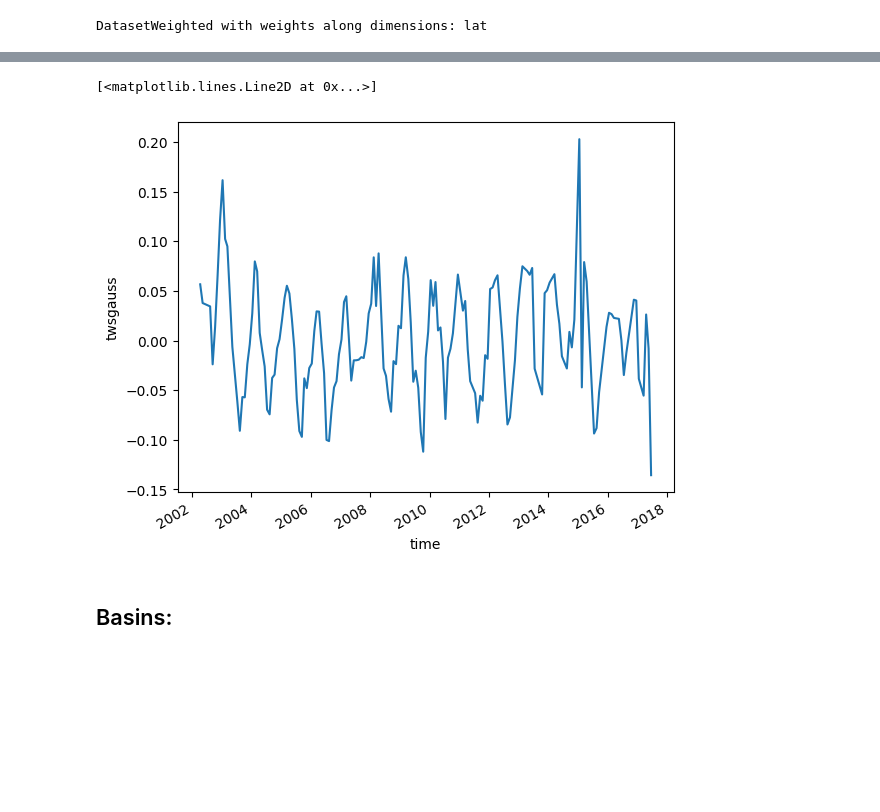
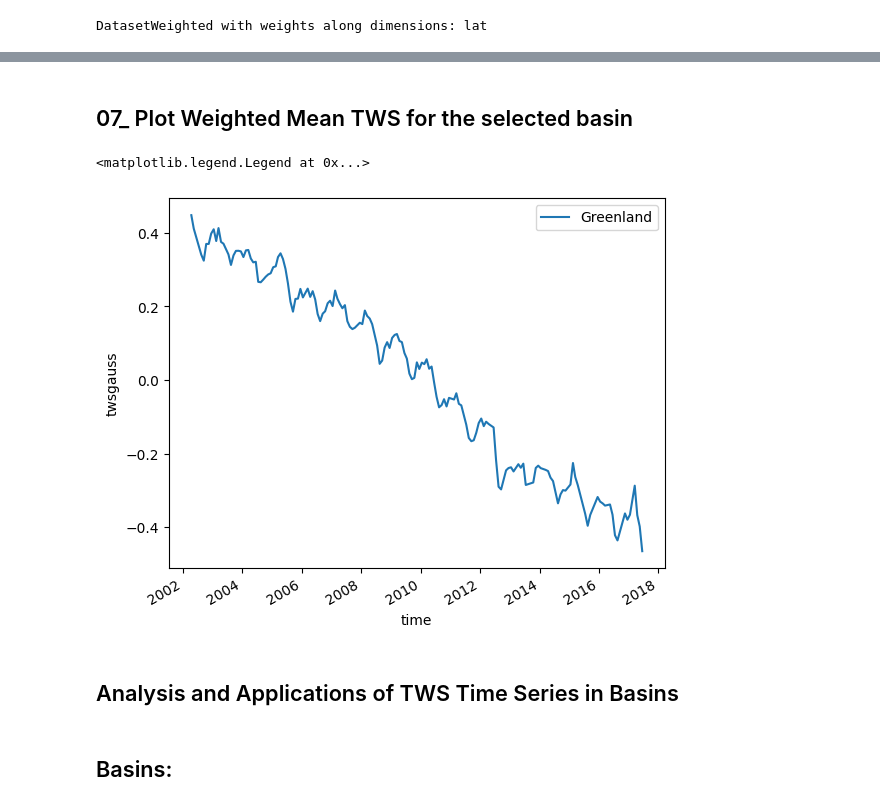
Before and after one commit to SedighehKarimi/EarthObservation_and_tws, a Jupyter notebook: Tutorial_2.ipynb, the cells around one changed output, grey strips where cells are left out. Saved outputs shown, nothing was run; the diff lists cells and outputs as text; code cells hidden in the pictures; blank space fills up the shorter version.

```diff
--- a/Tutorial_2.ipynb
+++ b/Tutorial_2.ipynb
@@ -43,15 +34,16 @@ basin_name
 # %%
 def basin_grid_points(basin, resolution, buffer):
-    averaging_kernel1=[]
-    averaging_kernel1 = []
-    Basin_PFAF_ID = []
+    ds_basin=[]
+    ds_basins1 = []
+    Basin_names = []
 
 
     for index in range(len(basin.geometry)):
         geom= basin.geometry.iloc[index]
         if geom.geom_type == 'Polygon':
             points = np.array(geom.exterior.coords[:-1])
-            Basin_ids = basin['name'].iloc[0]
+            Basin_name = basin['name'][0]
+
 
             x_min, x_max = int(np.min(points[:, 0])) - buffer, int(np.max(points[:, 0])) + buffer
             y_min, y_max = int(np.min(points[:, 1])) - buffer, int(np.max(points[:, 1])) + buffer
@@ -63,7 +55,7 @@ def basin_grid_points(basin, resolution, buffer):
                 all_points.extend(points)
 
             all_points = np.array(all_points)
-            Basin_ids = basin['name'].iloc[0]
+            Basin_name = basin['name'][0]
 
 
             x_min, x_max = int(np.min(all_points[:, 0])) - buffer, int(np.max(all_points[:, 0])) + buffer
@@ -80,18 +72,18 @@ def basin_grid_points(basin, resolution, buffer):
         grid_points = np.column_stack([X.ravel(), Y.ravel()]) ## Creates a 2D matrix
 
 
-        mask1 = contains(geom, grid_points[:, 0], grid_points[:, 1]) #1D array source: https://regionmask.readthedocs.io/en/v0.6.1/notebooks/method.html
+        mask1 = contains(geom, grid_points[:, 0], grid_points[:, 1]) #1D array
 
-        Basin_PFAF_ID.append(Basin_ids)
+        Basin_names.append(Basin_name)
         inside_points = grid_points[mask1]
 
 
-        ds_basin = xr.Dataset(coords = dict(lat = ("lat", inside_points[:,1]), lon = ("lon", inside_points[:,0])))
+
+        ds_basin11 = xr.Dataset(coords = dict(lat = ("lat", inside_points[:,1]), lon = ("lon", inside_points[:,0])))
 
 
-        print(Basin_PFAF_ID)
+        ds_basins1.append(ds_basin11)  # Create a list of basins
+        ds_basin = xr.concat(ds_basins1, dim="basin").assign_coords(basin=("basin", Basin_names)) ## assign th names of basins in the output
 
-        averaging_kernel1.append(ds_basin)
-        averaging_kernel = xr.concat(averaging_kernel1, dim="basin").assign_coords(basin=("basin", Basin_PFAF_ID))
 
         return ds_basin
@@ -100,18 +94,19 @@ resolution = 1
 buffer = 5
 
 
-coordinates_list = []
+basins_list = []
 
 for basin_file in basin_files:
 
     fullpath = os.path.join(data_dir, basin_file)
     basin = gpd.read_file(fullpath)
 
-    inside_points = basin_grid_points(basin, resolution, buffer)
+    basin_coordinates = basin_grid_points(basin, resolution, buffer)
+#    print(averaging_kernel)
 
-    coordinates_list.append(inside_points)
+    basins_list.append(basin_coordinates)
 
-coordinates_list
-
-#coordinates_all_basins = xr.concat(coordinates_list, dim = "name")
+basins_list
+#coordinates_all_basins = xr.concat(coordinates_list, dim="basin")
+#coordinates_all_basins
 # %% [output]
@@ -126,6 +132,6 @@ coordinates_list
 # %%
-latt = coordinates_list[0].coords['lat'].values.astype(int)
-lonn = coordinates_list[0].coords['lon'].values.astype(int)
+latt = basins_list[0].coords['lat'].values.astype(int)
+lonn = basins_list[0].coords['lon'].values.astype(int)
 # %%
 dseries=dsgrd.sel(lon=lonn,lat=latt)
 # %%
@@ -177,8 +172,13 @@ plt.legend()
-# %%
-tws_weighted_mean.twsgauss.plot()
-# %% [output]
-[<matplotlib.lines.Line2D at 0x...>]
-[figure, removed]
+# %% [markdown]
+## 07_ Plot Weighted Mean TWS for the selected basin
+# %%
+tws_weighted_mean.twsgauss.plot(label = "Greenland")
+plt.legend()
+# %% [output]
+<matplotlib.legend.Legend at 0x...>
+[figure, added]
+# %% [markdown]
+## Analysis and Applications of TWS Time Series in Basins
 # %% [markdown]
 ## Basins:
 
```
Also changed, not shown: parts of 15 cells of this notebook.
